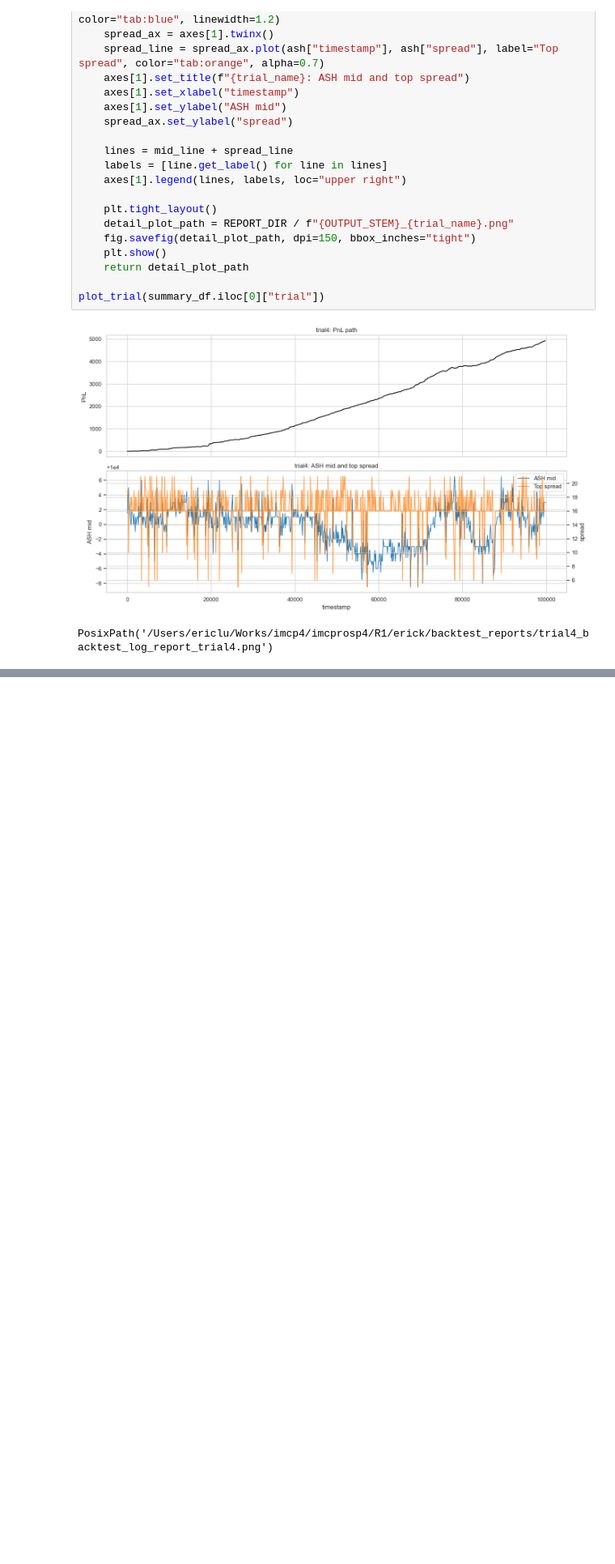
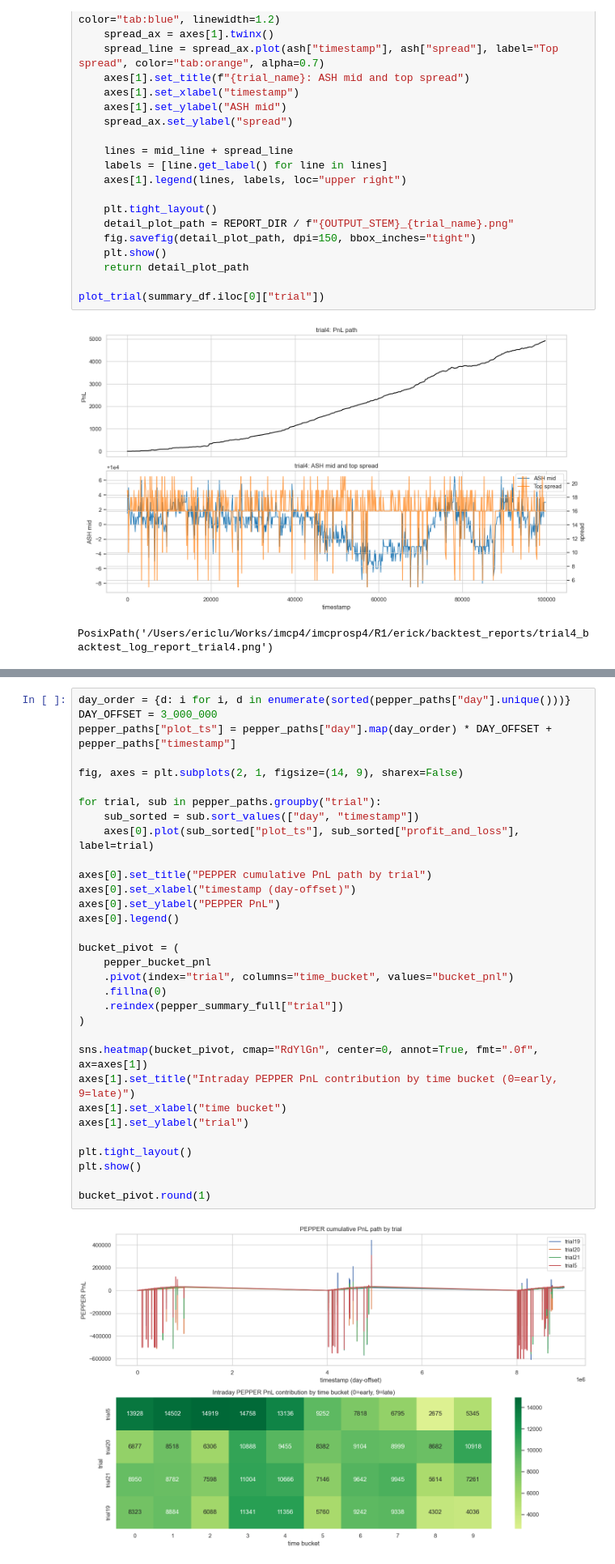
Before and after one commit to EricLuGHub/data-stream-simulation-lab, a Jupyter notebook: R1/erick/backtest_log_analysis.ipynb, the cells around one changed output, grey strips where cells are left out. Shown at 81% size. Cells and saved outputs as stored; diff of their text form; blank space fills up the shorter version.

Commit message:
chore: more pepper

```diff
--- a/R1/erick/backtest_log_analysis.ipynb
+++ b/R1/erick/backtest_log_analysis.ipynb
@@ -245,0 +436,34 @@ PosixPath('/Users/ericlu/Works/imcp4/imcprosp4/R1/erick/backtest_reports/trial4_
+# %%
+day_order = {d: i for i, d in enumerate(sorted(pepper_paths["day"].unique()))}
+DAY_OFFSET = 3_000_000
+pepper_paths["plot_ts"] = pepper_paths["day"].map(day_order) * DAY_OFFSET + pepper_paths["timestamp"]
+
+fig, axes = plt.subplots(2, 1, figsize=(14, 9), sharex=False)
+
+for trial, sub in pepper_paths.groupby("trial"):
+    sub_sorted = sub.sort_values(["day", "timestamp"])
+    axes[0].plot(sub_sorted["plot_ts"], sub_sorted["profit_and_loss"], label=trial)
+
+axes[0].set_title("PEPPER cumulative PnL path by trial")
+axes[0].set_xlabel("timestamp (day-offset)")
+axes[0].set_ylabel("PEPPER PnL")
+axes[0].legend()
+
+bucket_pivot = (
+    pepper_bucket_pnl
+    .pivot(index="trial", columns="time_bucket", values="bucket_pnl")
+    .fillna(0)
+    .reindex(pepper_summary_full["trial"])
+)
+
+sns.heatmap(bucket_pivot, cmap="RdYlGn", center=0, annot=True, fmt=".0f", ax=axes[1])
+axes[1].set_title("Intraday PEPPER PnL contribution by time bucket (0=early, 9=late)")
+axes[1].set_xlabel("time bucket")
+axes[1].set_ylabel("trial")
+
+plt.tight_layout()
+plt.show()
+
+bucket_pivot.round(1)
+# %% [output]
+[figure, added]
```
Also changed, not shown: parts of 5 cells of this notebook, 3 other files.
